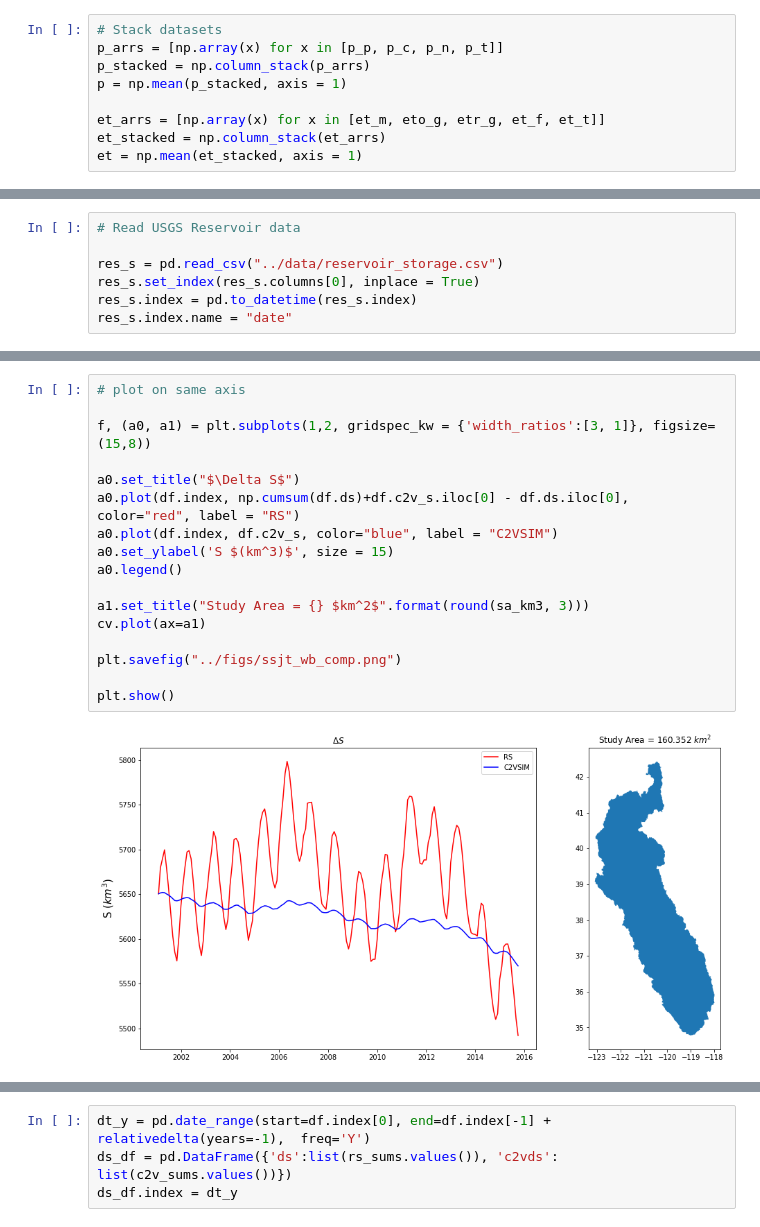
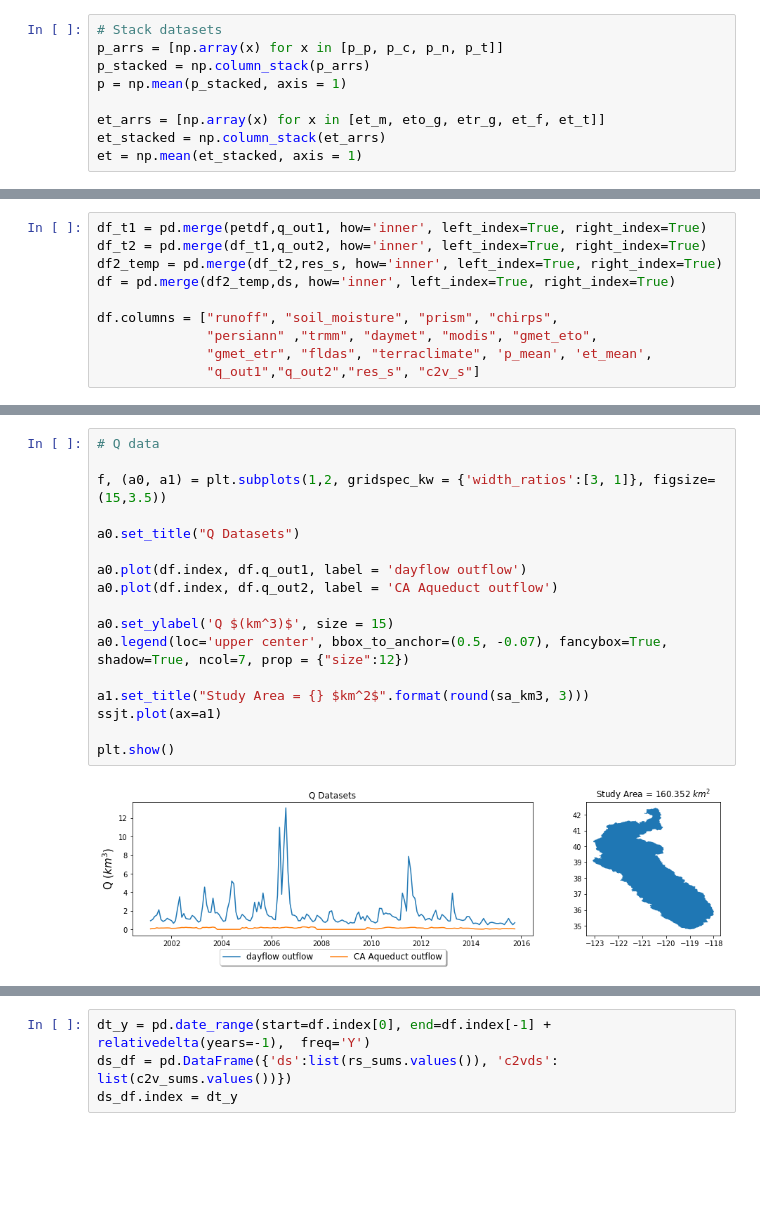
Before and after one commit to kashingtonDC/cvwbm, a Jupyter notebook: code/ssjtwb.ipynb, the cells around one changed output, grey strips where cells are left out. Cells and saved outputs as stored; diff of their text form; blank space fills up the shorter version.

Commit message:
add ssjt wb

```diff
--- a/code/ssjtwb.ipynb
+++ b/code/ssjtwb.ipynb
@@ -242,10 +248,3 @@ q = pd.DataFrame(q_m)
-# %%
-# Read USGS Reservoir data
-
-res_s = pd.read_csv("../data/reservoir_storage.csv")
-res_s.set_index(res_s.columns[0], inplace = True)
-res_s.index = pd.to_datetime(res_s.index)
-res_s.index.name = "date"
 # %%
 # Make a df from precip and ET RS data:
 
@@ -272,3 +262,13 @@ df['ds'] = (df.prism - df.gmet_eto - df.qs - df.runoff + df.soil_moisture + df.r
+# %%
+df_t1 = pd.merge(petdf,q_out1, how='inner', left_index=True, right_index=True)
+df_t2 = pd.merge(df_t1,q_out2, how='inner', left_index=True, right_index=True)
+df2_temp = pd.merge(df_t2,res_s, how='inner', left_index=True, right_index=True)
+df = pd.merge(df2_temp,ds, how='inner', left_index=True, right_index=True)
+
+df.columns = ["runoff", "soil_moisture", "prism", "chirps",
+              "persiann" ,"trmm", "daymet", "modis", "gmet_eto",
+              "gmet_etr", "fldas", "terraclimate", 'p_mean', 'et_mean',
+              "q_out1","q_out2","res_s", "c2v_s"]
 # %%
 # Plot the ET Datasets
 
@@ -360,19 +334,19 @@ plt.show()
 # %%
-# plot on same axis
+# Q data
 
-f, (a0, a1) = plt.subplots(1,2, gridspec_kw = {'width_ratios':[3, 1]}, figsize=(15,8))
+f, (a0, a1) = plt.subplots(1,2, gridspec_kw = {'width_ratios':[3, 1]}, figsize=(15,3.5))
 
-a0.set_title("$\Delta S$")
-a0.plot(df.index, np.cumsum(df.ds)+df.c2v_s.iloc[0] - df.ds.iloc[0], color="red", label = "RS")
-a0.plot(df.index, df.c2v_s, color="blue", label = "C2VSIM")
-a0.set_ylabel('S $(km^3)$', size = 15)
-a0.legend()
+a0.set_title("Q Datasets")
+
+a0.plot(df.index, df.q_out1, label = 'dayflow outflow')
+a0.plot(df.index, df.q_out2, label = 'CA Aqueduct outflow')
+
+a0.set_ylabel('Q $(km^3)$', size = 15)
+a0.legend(loc='upper center', bbox_to_anchor=(0.5, -0.07), fancybox=True, shadow=True, ncol=7, prop = {"size":12})
 
 a1.set_title("Study Area = {} $km^2$".format(round(sa_km3, 3)))
-cv.plot(ax=a1)
-
-plt.savefig("../figs/ssjt_wb_comp.png")
+ssjt.plot(ax=a1)
 
 plt.show()
 # %% [output]
-[figure, old version]
+[figure, new version]
```
Also changed, not shown: parts of 23 cells of this notebook.
